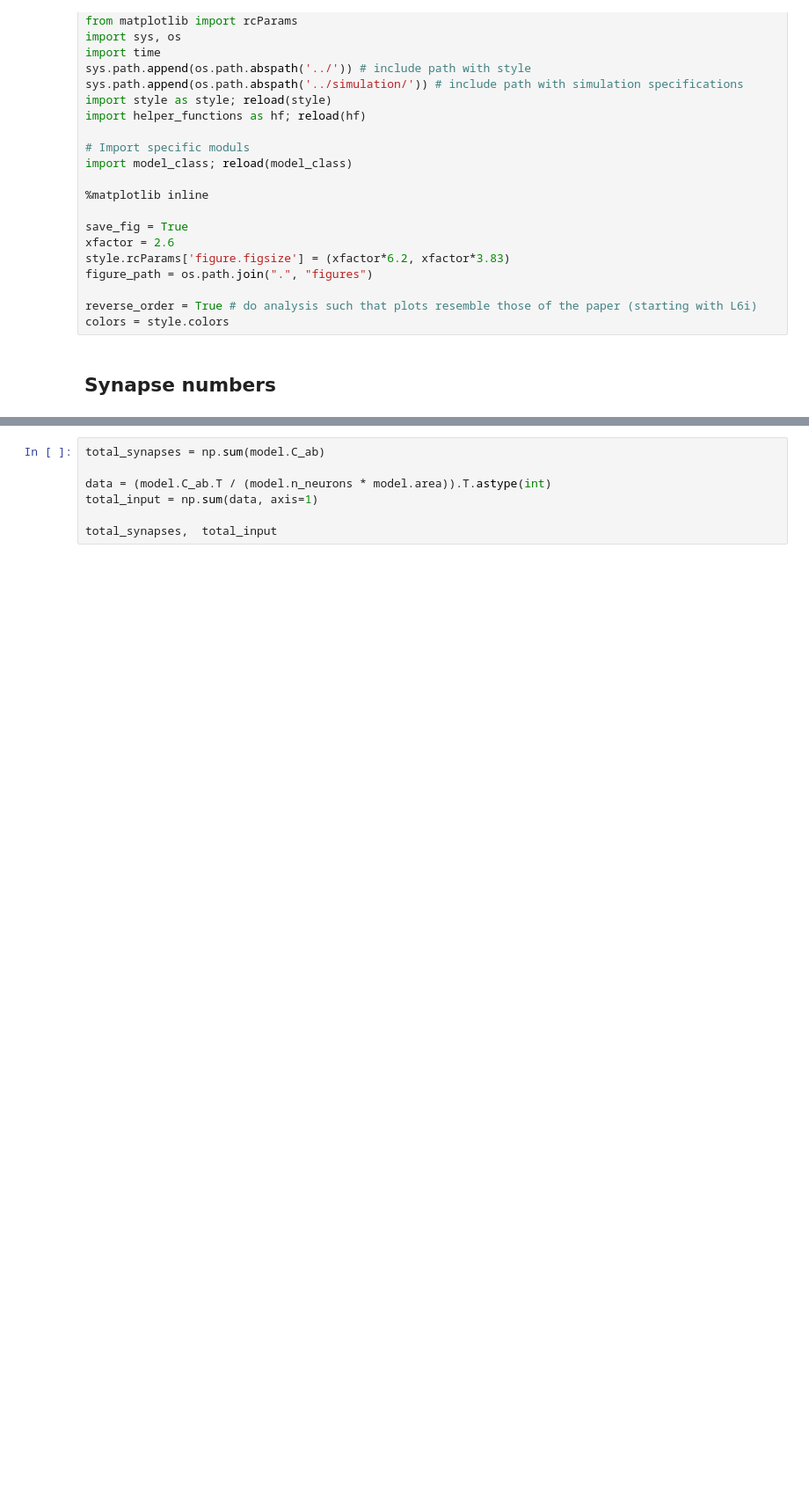
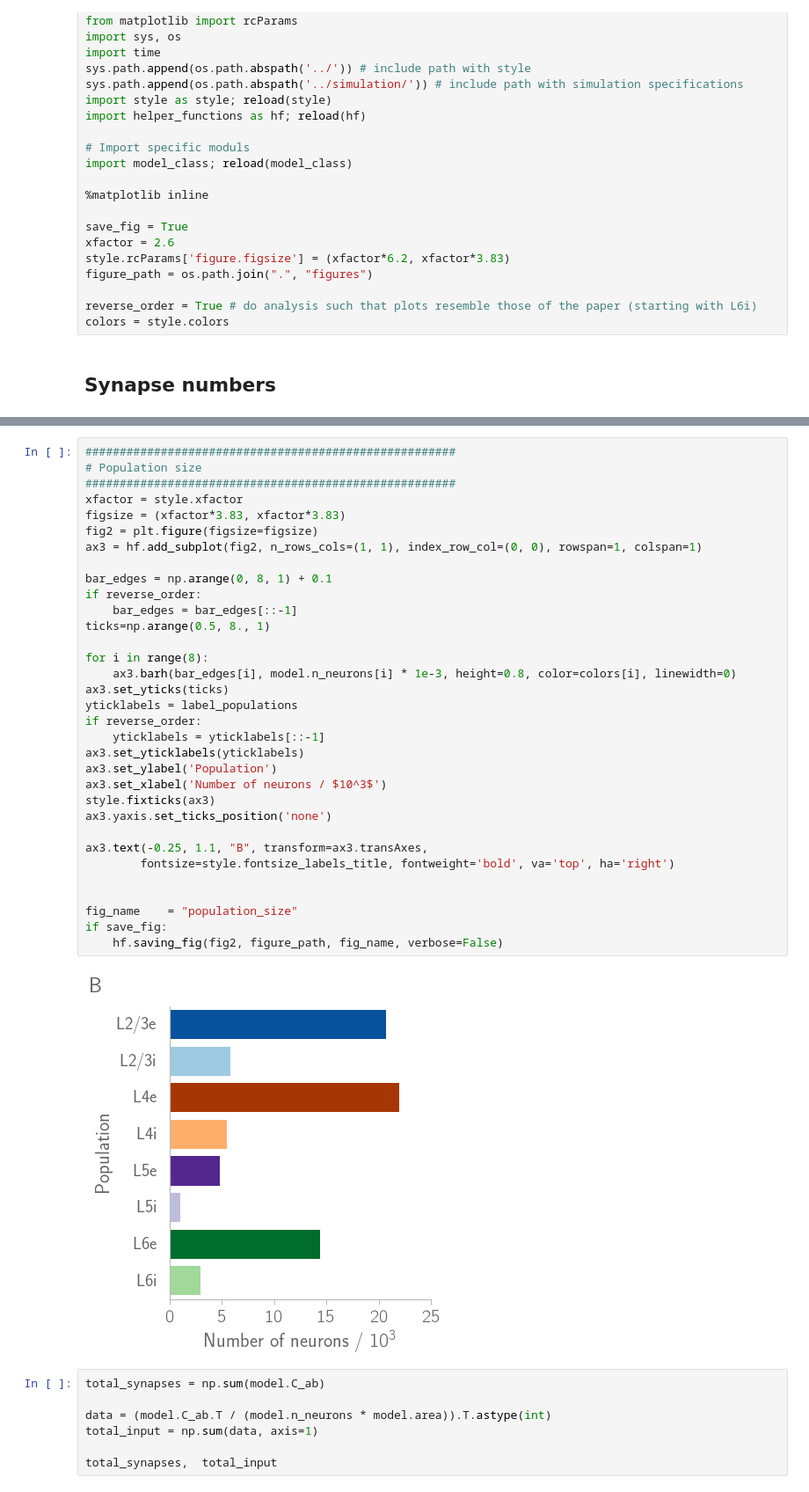
Before and after one commit to frschu/microcircuit, a Jupyter notebook: analysis/model_validation.ipynb, the cells around one changed output, grey strips where cells are left out. Shown at 88% size. Cells and saved outputs as stored; diff of their text form; blank space fills up the shorter version.

```diff
--- a/analysis/model_validation.ipynb
+++ b/analysis/model_validation.ipynb
@@ -154,3 +125,38 @@ if save_fig:
+# %%
+######################################################
+# Population size
+######################################################
+xfactor = style.xfactor
+figsize = (xfactor*3.83, xfactor*3.83)
+fig2 = plt.figure(figsize=figsize)
+ax3 = hf.add_subplot(fig2, n_rows_cols=(1, 1), index_row_col=(0, 0), rowspan=1, colspan=1)
+
+bar_edges = np.arange(0, 8, 1) + 0.1
+if reverse_order:
+    bar_edges = bar_edges[::-1]
+ticks=np.arange(0.5, 8., 1)
+
+for i in range(8):
+    ax3.barh(bar_edges[i], model.n_neurons[i] * 1e-3, height=0.8, color=colors[i], linewidth=0)
+ax3.set_yticks(ticks)
+yticklabels = label_populations
+if reverse_order:
+    yticklabels = yticklabels[::-1]
+ax3.set_yticklabels(yticklabels)
+ax3.set_ylabel('Population')
+ax3.set_xlabel('Number of neurons / $10^3$')
+style.fixticks(ax3)
+ax3.yaxis.set_ticks_position('none')
+
+ax3.text(-0.25, 1.1, "B", transform=ax3.transAxes,
+        fontsize=style.fontsize_labels_title, fontweight='bold', va='top', ha='right')
+
+
+fig_name    = "population_size"
+if save_fig:
+    hf.saving_fig(fig2, figure_path, fig_name, verbose=False)
+# %% [output]
+[figure, added]
 # %%
 total_synapses = np.sum(model.C_ab)
 
```
Also changed, not shown: parts of 6 cells of this notebook, 21 other files.
